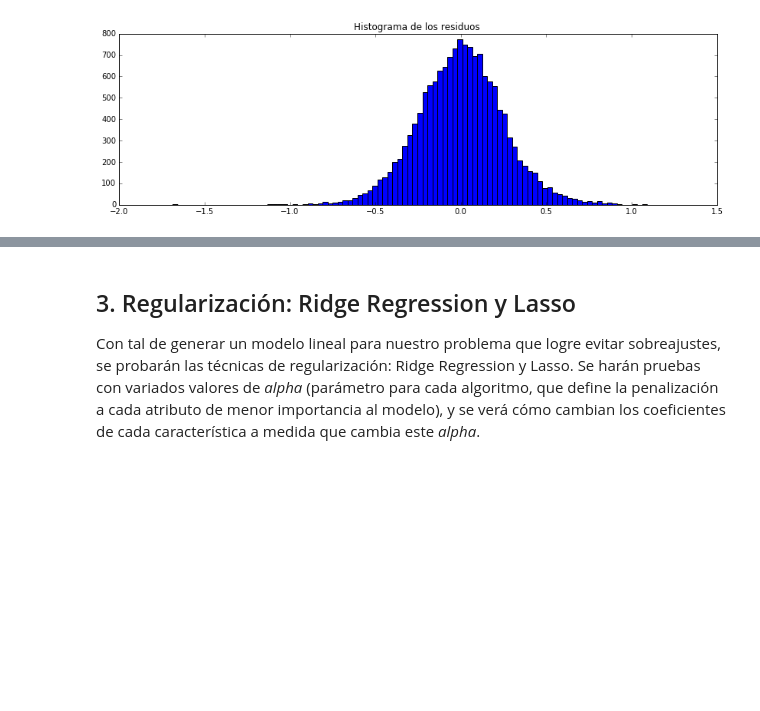
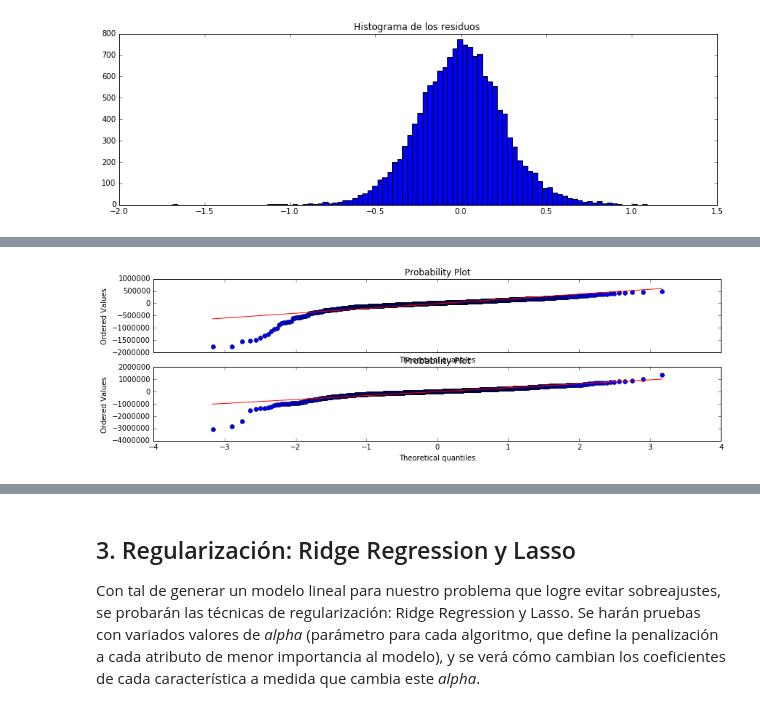
Before and after one commit to VitoVoti/ML_T1_LinReg, a Jupyter notebook: Tarea1 .ipynb, the cells around one changed output, grey strips where cells are left out. Saved outputs shown, nothing was run; the diff lists cells and outputs as text; code cells hidden in the pictures; blank space fills up the shorter version.

```diff
--- a/Tarea1 .ipynb
+++ b/Tarea1 .ipynb
@@ -480,0 +475,7 @@ ValueError: Can only compare identically-labeled DataFrame objects
+# %%
+f, axarr = plt.subplots(2, sharex=True)
+stats.probplot(residuos_A, dist="norm", plot=axarr[0])
+stats.probplot(residuos_B, dist="norm", plot=axarr[1])
+plt.show()
+# %% [output]
+[figure, added]
```
Also changed, not shown: parts of 46 cells of this notebook, 1 other file.
